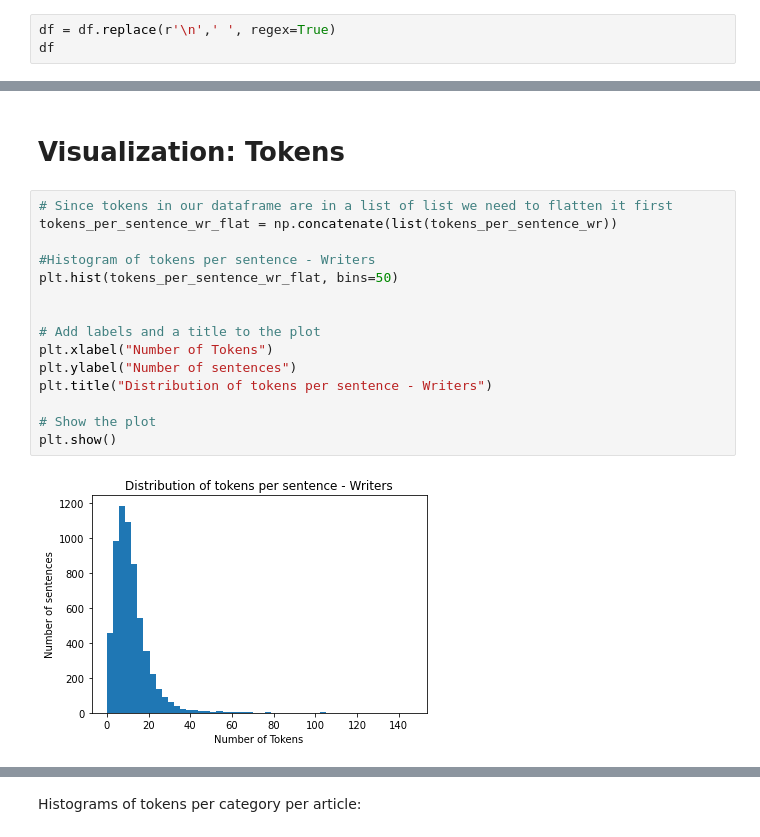
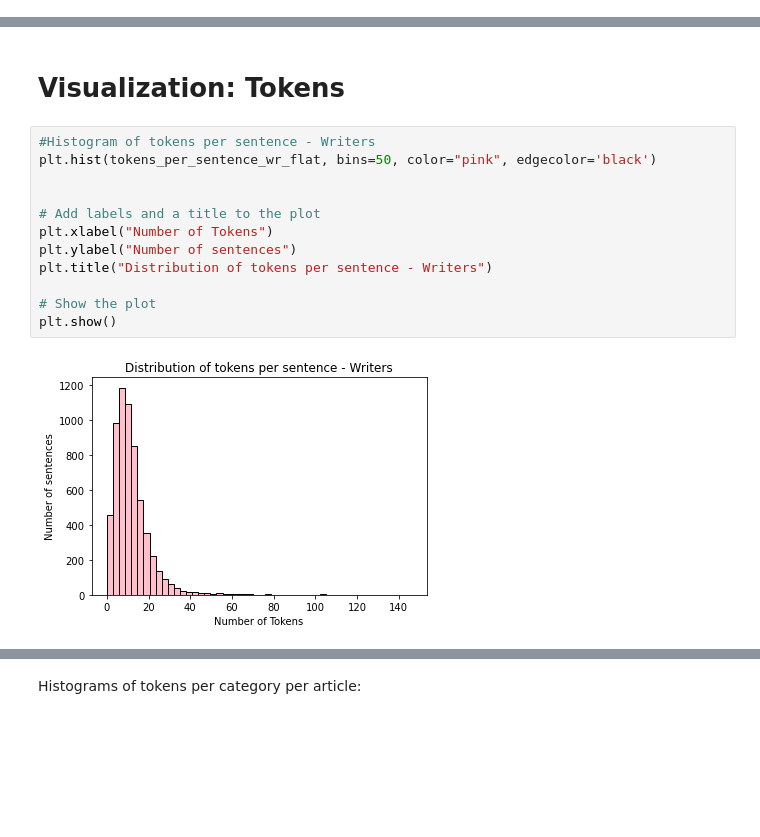
Before and after one commit to edgolyakova/DataScienceProj, a Jupyter notebook: Part 1.ipynb, the cells around one changed output, grey strips where cells are left out. Saved outputs shown, nothing was run; the diff lists cells and outputs as text; blank space fills up the shorter version.

```diff
--- a/Part 1.ipynb
+++ b/Part 1.ipynb
@@ -39,6 +24,3 @@ from sklearn.metrics import confusion_matrix, ConfusionMatrixDisplay
 from sklearn.svm import SVC
 # %%
 df = pd.read_csv("Data/df_with_texts.csv", index_col=0)
-# %%
-df = df.replace(r'\n',' ', regex=True)
-df
@@ -265,20 +265,17 @@ This is the minimum: 29
 # %% [markdown]
 # **Visualization: Tokens**
 # %%
-# Since tokens in our dataframe are in a list of list we need to flatten it first
-tokens_per_sentence_wr_flat = np.concatenate(list(tokens_per_sentence_wr))
-
 #Histogram of tokens per sentence - Writers
-plt.hist(tokens_per_sentence_wr_flat, bins=50)
+plt.hist(tokens_per_sentence_wr_flat, bins=50, color="pink", edgecolor='black')
 
 
 # Add labels and a title to the plot
 plt.xlabel("Number of Tokens")
 plt.ylabel("Number of sentences")
 plt.title("Distribution of tokens per sentence - Writers")
 
 # Show the plot
 plt.show()
 # %% [output]
-[figure, old version]
+[figure, new version]
 # %%
```
Also changed, not shown: parts of 23 cells of this notebook.
